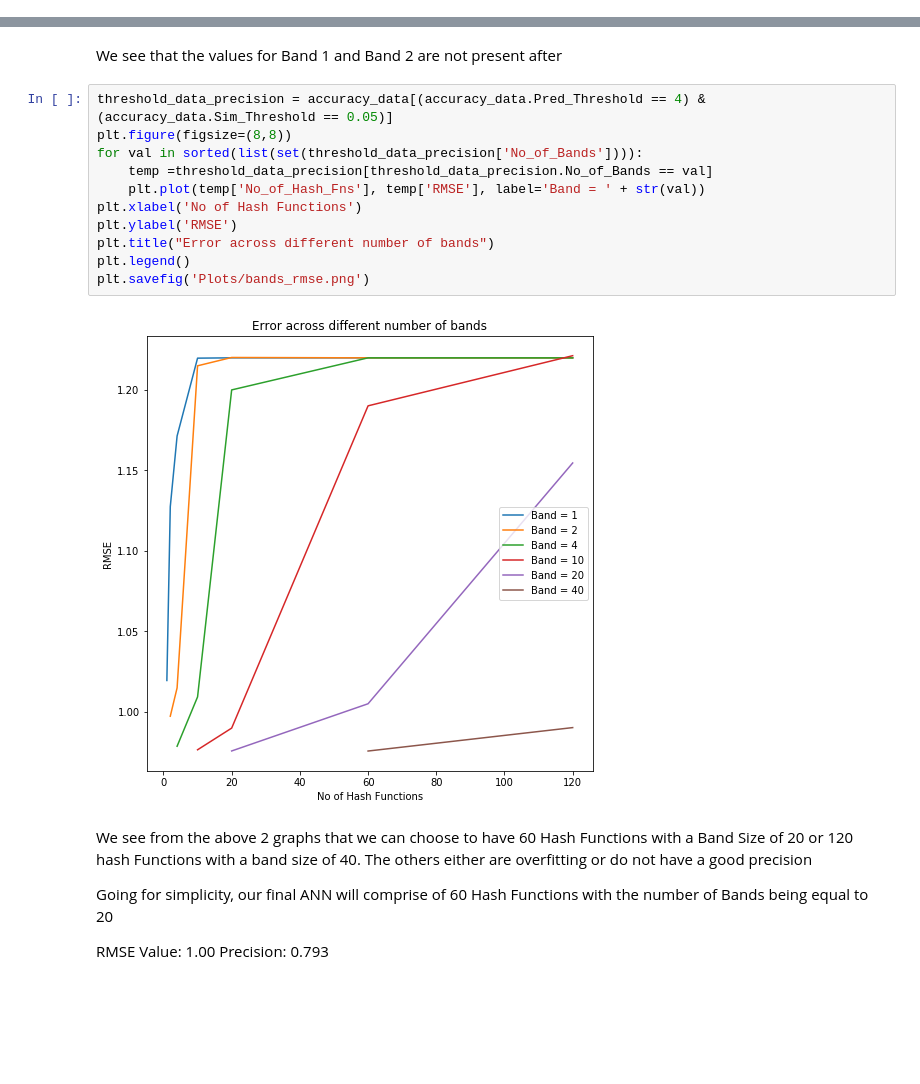
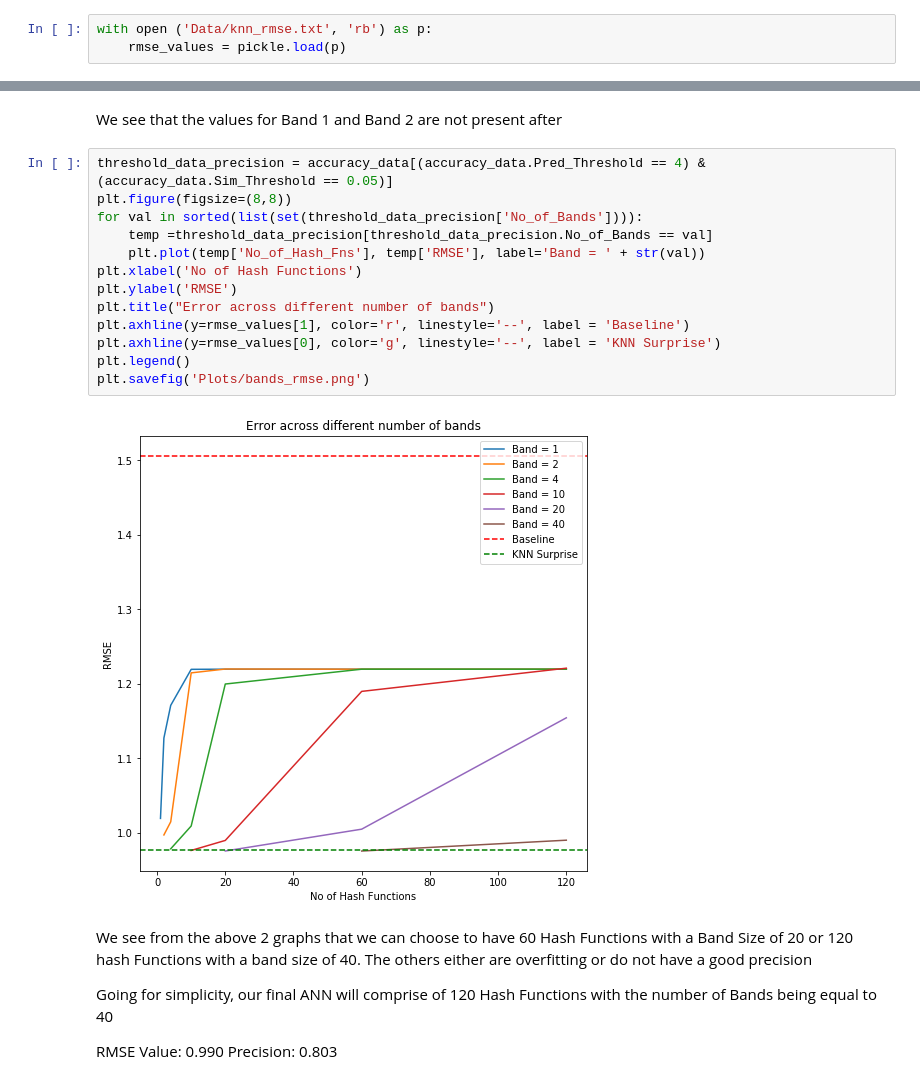
Before and after one commit to Somendratripathi/Movielens_2, a Jupyter notebook: ANN_Accuracy_Plots.ipynb, the cells around one changed output, grey strips where cells are left out. Cells and saved outputs as stored; diff of their text form; blank space fills up the shorter version.

Commit message:
Modified the readme file and updated the plots

```diff
--- a/ANN_Accuracy_Plots.ipynb
+++ b/ANN_Accuracy_Plots.ipynb
@@ -13,6 +13,9 @@ with open (time_surprise, 'rb') as p:
 # %%
 with open (time_ann, 'rb') as p:
     ann_time = pickle.load(p)
+# %%
+with open ('Data/knn_rmse.txt', 'rb') as p:
+    rmse_values = pickle.load(p)
 # %%
 ann_time_data = pd.DataFrame(ann_time, columns=['No_of_Hash_Fns', 'No_of_Bands', 'Time'])
 ann_time_data['Surprise_Time'] = sur_time[0]
@@ -116,20 +120,22 @@ We see that the values for Band 1 and Band 2 are not present after
 # %%
 threshold_data_precision = accuracy_data[(accuracy_data.Pred_Threshold == 4) & (accuracy_data.Sim_Threshold == 0.05)]
 plt.figure(figsize=(8,8))
 for val in sorted(list(set(threshold_data_precision['No_of_Bands']))):
     temp =threshold_data_precision[threshold_data_precision.No_of_Bands == val]
     plt.plot(temp['No_of_Hash_Fns'], temp['RMSE'], label='Band = ' + str(val))
 plt.xlabel('No of Hash Functions')
 plt.ylabel('RMSE')
 plt.title("Error across different number of bands")
+plt.axhline(y=rmse_values[1], color='r', linestyle='--', label = 'Baseline')
+plt.axhline(y=rmse_values[0], color='g', linestyle='--', label = 'KNN Surprise')
 plt.legend()
 plt.savefig('Plots/bands_rmse.png')
 # %% [output]
-[figure, old version]
+[figure, new version]
 # %% [markdown]
 We see from the above 2 graphs that we can choose to have 60 Hash Functions with a Band Size of 20 or 120 hash Functions with a band size of 40. The others either are overfitting or do not have a good precision
 
-Going for simplicity, our final ANN will comprise of 60 Hash Functions with the number of Bands being equal to 20
+Going for simplicity, our final ANN will comprise of 120 Hash Functions with the number of Bands being equal to 40
 
-RMSE Value: 1.00
-Precision: 0.793
+RMSE Value: 0.990
+Precision: 0.803
```
Also changed, not shown: parts of 3 cells of this notebook, 6 other files.
